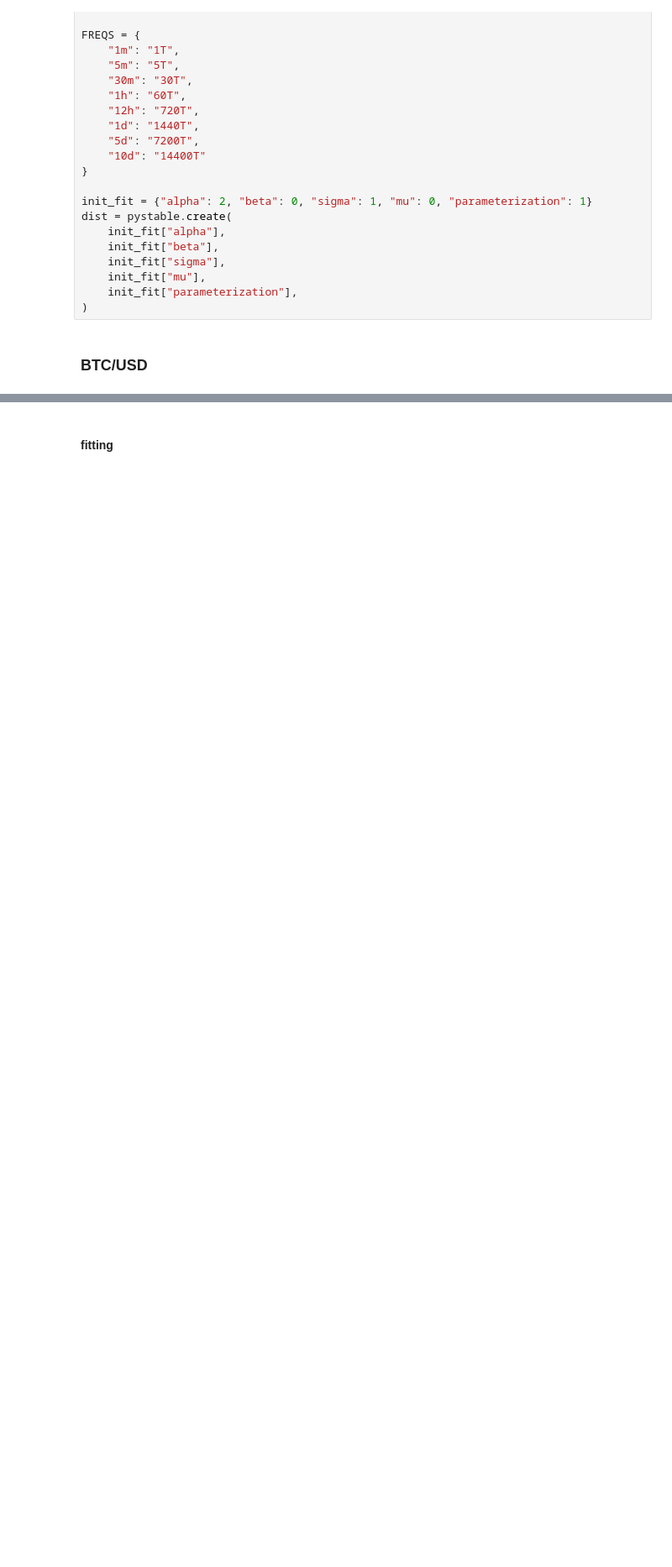
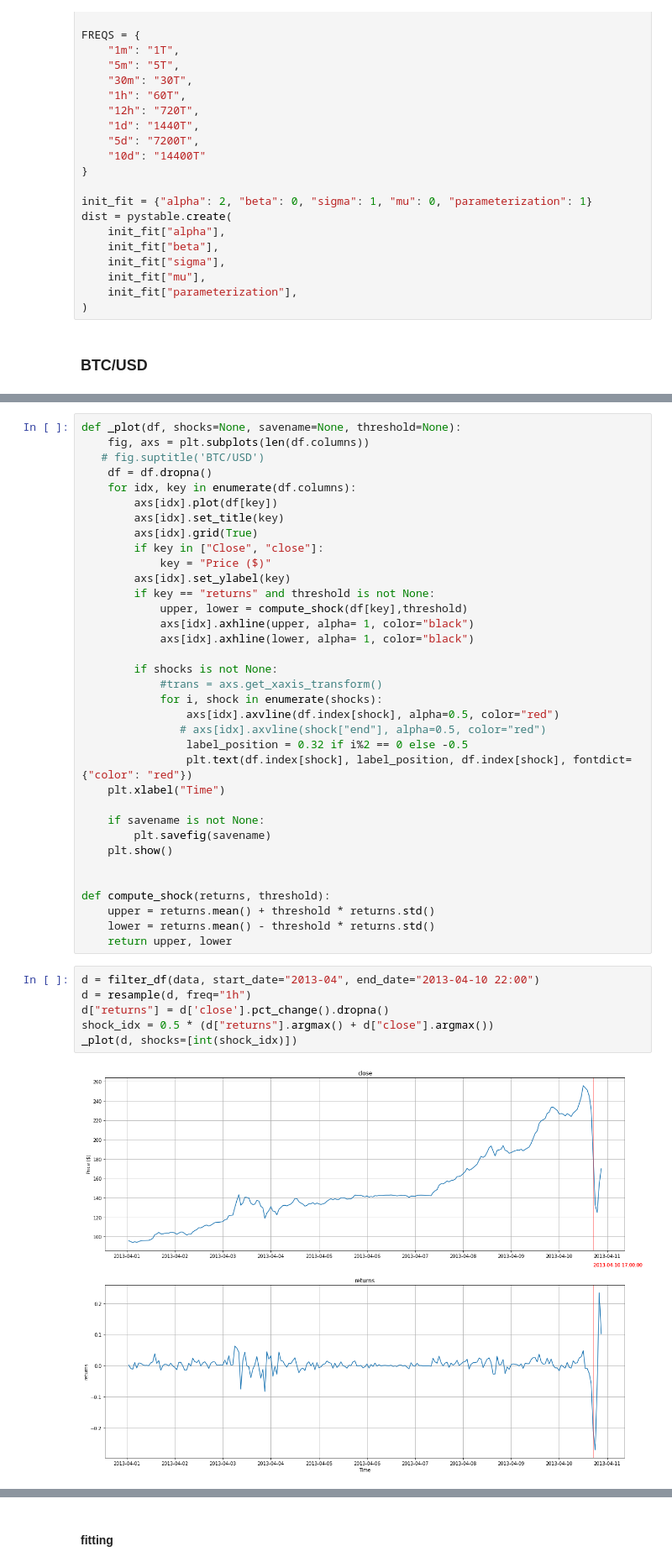
Before and after one commit to EmaMerca/shocks, a Jupyter notebook: notebook.ipynb, the cells around one changed output, grey strips where cells are left out. Shown at 84% size. Cells and saved outputs as stored; diff of their text form; blank space fills up the shorter version.

```diff
--- a/notebook.ipynb
+++ b/notebook.ipynb
@@ -103,0 +215,43 @@ data = preprocess(load(data_path))
+# %%
+def _plot(df, shocks=None, savename=None, threshold=None):
+    fig, axs = plt.subplots(len(df.columns))
+   # fig.suptitle('BTC/USD')
+    df = df.dropna()
+    for idx, key in enumerate(df.columns):
+        axs[idx].plot(df[key])
+        axs[idx].set_title(key)
+        axs[idx].grid(True)
+        if key in ["Close", "close"]:
+            key = "Price ($)"
+        axs[idx].set_ylabel(key)
+        if key == "returns" and threshold is not None:
+            upper, lower = compute_shock(df[key],threshold)
+            axs[idx].axhline(upper, alpha= 1, color="black")
+            axs[idx].axhline(lower, alpha= 1, color="black")
+
+        if shocks is not None:
+            #trans = axs.get_xaxis_transform()
+            for i, shock in enumerate(shocks):
+                axs[idx].axvline(df.index[shock], alpha=0.5, color="red")
+               # axs[idx].axvline(shock["end"], alpha=0.5, color="red")
+                label_position = 0.32 if i%2 == 0 else -0.5
+                plt.text(df.index[shock], label_position, df.index[shock], fontdict={"color": "red"})
+    plt.xlabel("Time")
+
+    if savename is not None:
+        plt.savefig(savename)
+    plt.show()
+
+
+def compute_shock(returns, threshold):
+    upper = returns.mean() + threshold * returns.std()
+    lower = returns.mean() - threshold * returns.std()
+    return upper, lower
+# %%
+d = filter_df(data, start_date="2013-04", end_date="2013-04-10 22:00")
+d = resample(d, freq="1h")
+d["returns"] = d['close'].pct_change().dropna()
+shock_idx = 0.5 * (d["returns"].argmax() + d["close"].argmax())
+_plot(d, shocks=[int(shock_idx)])
+# %% [output]
+[figure, added]
```
Also changed, not shown: parts of 19 cells of this notebook, 2 other files.
